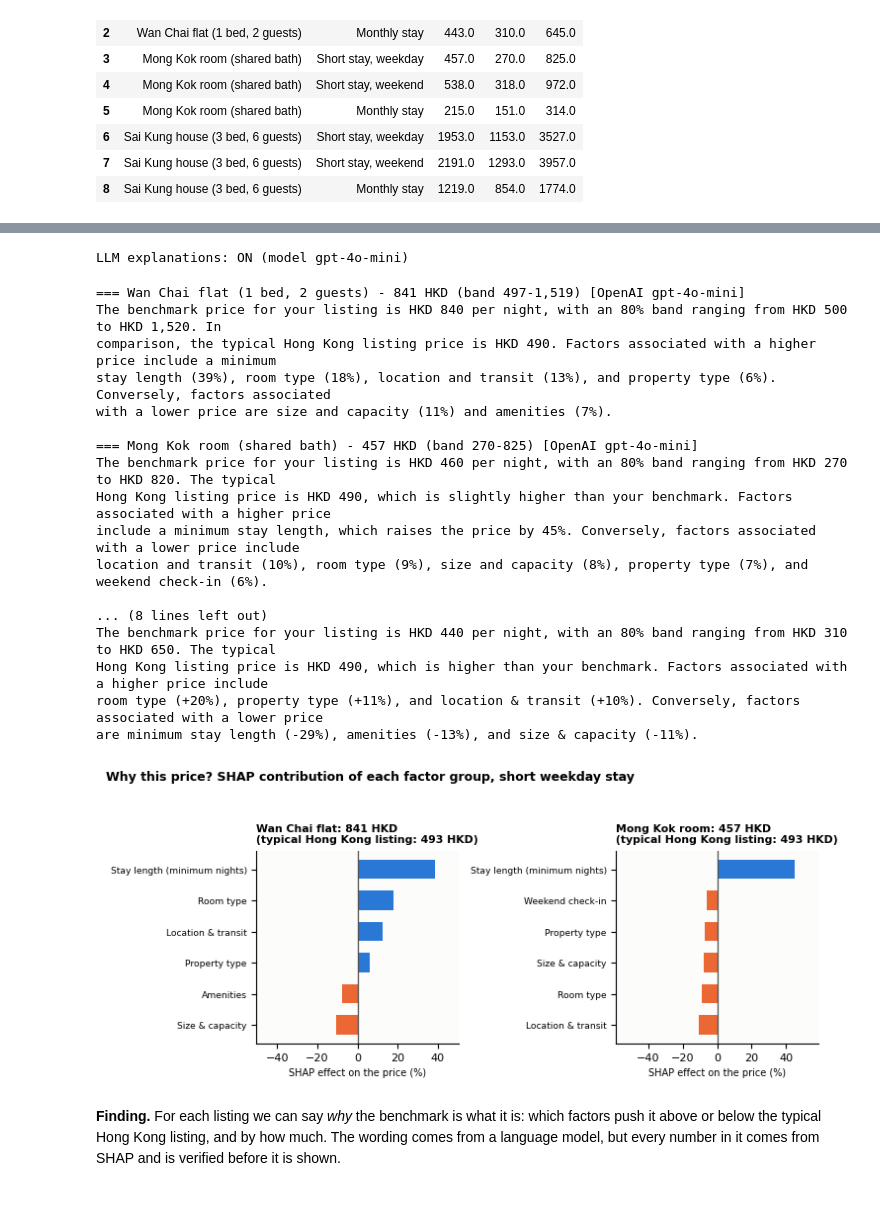
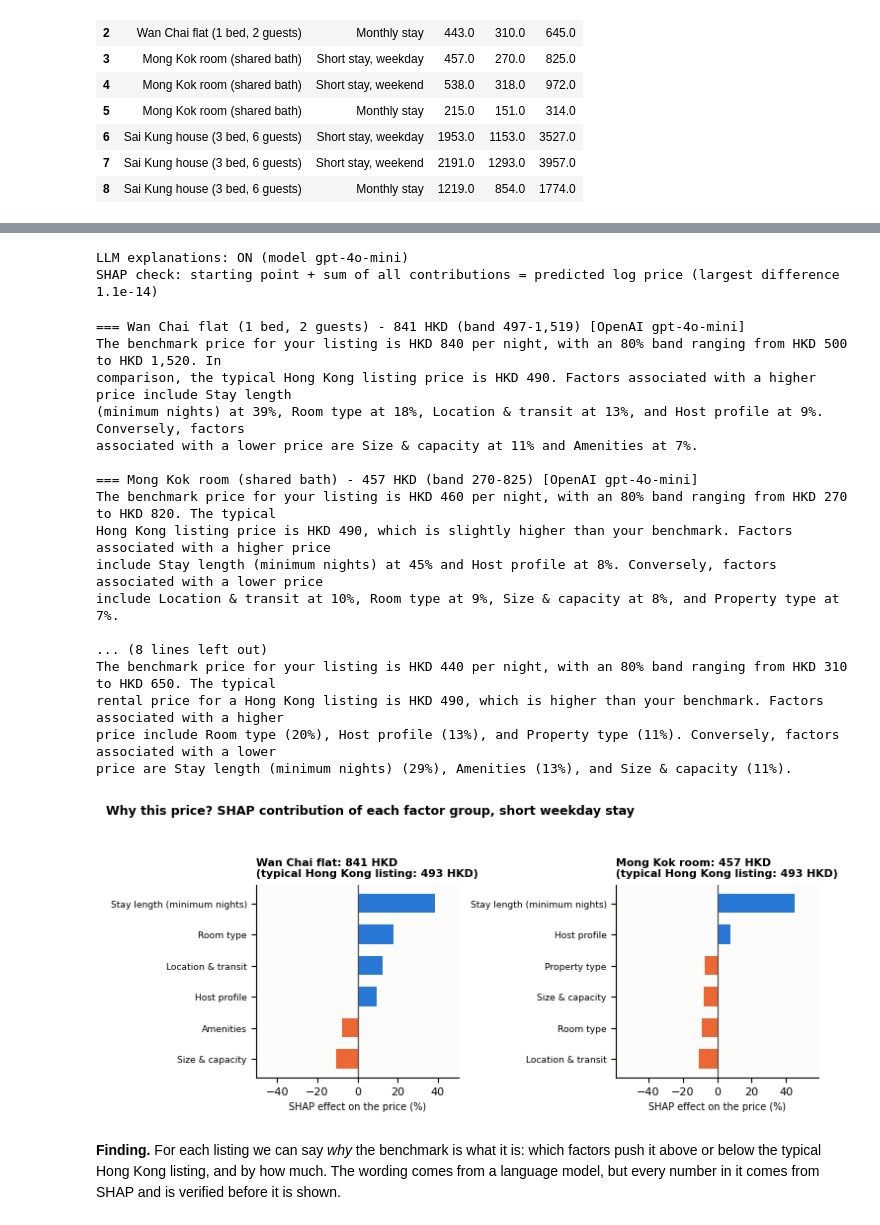
Before and after one commit to eliesaragones/GroupProject---HKAirBnB, a Jupyter notebook: Code.ipynb, the cells around one changed output, grey strips where cells are left out. Cells and saved outputs as stored; diff of their text form; code cells hidden in the pictures.

Commit message:
Final version: models, SHAP explanations, corrected report, team info, README
Co-Authored-By: Claude Sonnet 5.5 <noreply@anthropic.com>

```diff
--- a/Code.ipynb
+++ b/Code.ipynb
@@ -321,7 +324,7 @@ def price_map(regime, title, name):
         z[d.min(axis=1) > max_km] = np.nan                                                            # no colour where no flat is nearby
         ax.scatter(df.longitude, df.latitude, s=1, color="#d9d8d1", zorder=1)                         # grey dots: all listings (outline of the land)
         im = ax.pcolormesh(gx, gy, np.ma.masked_invalid(z.reshape(gx.shape)), cmap=blue_red, vmin=-0.7, vmax=0.7, zorder=2, rasterized=True)
-        ax.set(xlim=xlim, ylim=ylim, xticks=[], yticks=[], aspect=1 / np.cos(np.radians(22.3)), title=f"{sub} (median of the {k} nearest flats)")
+        ax.set(xlim=xlim, ylim=ylim, xticks=[], yticks=[], aspect=1 / np.cos(np.radians(22.3)), title=sub)
         ax.grid(False)
         if sub == "Urban core":
             for hub, (la, lo) in HUBS.items():
@@ -1002,7 +1003,7 @@ def bench(**changes):
 
 base_price = bench()
 LEVERS = {"Accept monthly stays (28+ nights)": dict(long_stay=1), "Weekend check-in (vs. weekday)": dict(weekend=1), "+1 guest accommodated (sofa bed)": dict(accommodates=3),
-          "+1 bedroom (sleeps 4)": dict(bedrooms=2, accommodates=4), "Add dedicated workspace": dict(amenities=BASIC_KIT + ["Dedicated workspace"])}
+          "+1 bedroom and capacity 4": dict(bedrooms=2, accommodates=4), "Add dedicated workspace": dict(amenities=BASIC_KIT + ["Dedicated workspace"])}
 lev = pd.DataFrame([dict(lever=k, price=bench(**v), change=bench(**v) / base_price - 1) for k, v in LEVERS.items()]).sort_values("change")
 display(lev.round(3))
 RESULTS["levers"] = dict(base_price=float(base_price), items=lev.to_dict(orient="records"))
@@ -1078,17 +1081,22 @@ def read_api_key():
 OPENAI_KEY, OPENAI_MODEL = read_api_key(), os.environ.get("OPENAI_MODEL", "gpt-4o-mini")
 print("LLM explanations:", f"ON (model {OPENAI_MODEL})" if OPENAI_KEY else "OFF - no OPENAI_API_KEY found, the template is used")
 
-# Business labels: the factors that a host recognises, in 9 groups
+# Business labels: the factors that a host recognises, in 10 groups (together they cover every column of the model)
 FACTOR_GROUPS = {
     "Stay length (minimum nights)": ["long_stay", "log_min_nights", "q_log_nights"], "Weekend check-in": ["q_weekend"], "Room type": ["room_type"],
     "Property type": ["property_type_grp"], "Size & capacity": ["accommodates", "bedrooms", "studio", "beds", "baths"], "Shared bathroom": ["bath_shared"],
     "Location & transit": ["district_grp", "region", "lat", "lon"] + FAMILIES["Transit & centrality"], "Local competition": FAMILIES["Local competition"],
-    "Amenities": FAMILIES["Amenities"]}
+    "Amenities": FAMILIES["Amenities"], "Host profile": FAMILIES["Host profile"]}
 
 import shap
 EXPLAINER = shap.TreeExplainer(FINAL)                                        # SHAP for the selected tree model (contributions in log price)
 START_PRICE = float(np.exp(np.ravel(EXPLAINER.expected_value)[0]))           # starting point: typical price of a Hong Kong listing in the model
 GROUP_COLS = {label: family_columns(cols) for label, cols in FACTOR_GROUPS.items()}      # model columns of every business group
+
+assert sorted(sum(GROUP_COLS.values(), [])) == sorted(X.columns)                 # every model column belongs to exactly one group
+shap_all = EXPLAINER.shap_values(X)
+add_gap = np.abs(shap_all.sum(axis=1) + np.ravel(EXPLAINER.expected_value)[0] - FINAL.predict(X)).max()
+print(f"SHAP check: starting point + sum of all contributions = predicted log price (largest difference {add_gap:.1e})")
 
 def factor_effects(row_df):
     """SHAP contribution of every factor group, as the % by which it raises or lowers the price (contributions of log price multiply)."""
@@ -1099,6 +1107,7 @@ def factor_effects(row_df):
     return pd.Series(effects).sort_values(key=abs, ascending=False)
 # %% [output]
 LLM explanations: ON (model gpt-4o-mini)
+SHAP check: starting point + sum of all contributions = predicted log price (largest difference 1.1e-14)
 # %%
 def make_facts(listing, stay, price, lo, hi, effects):
     """The facts for the language model. The factors go in TWO lists, so that the direction of an effect cannot be confused."""
@@ -1123,7 +1132,7 @@ def template_text(f):
 
 SYSTEM_PROMPT = ("You are a pricing analyst explaining a rental price benchmark to a Hong Kong host. Write 3-5 plain-English sentences (at most 120 words), no bullet points, no advice. "
                  "Use ONLY the facts and numbers in the JSON; never invent anything. Say the benchmark price and the 80% band, compare it with the typical Hong Kong listing, "
-                 "then name the factors: those in the HIGHER list raise the price, those in the LOWER list lower it, with their percentages. "
+                 "then name the factors: those in the HIGHER list raise the price, those in the LOWER list lower it, each with its percentage. Use the factor names exactly as given. "
                  "Use the words 'associated with', not 'causes'.")
 
 def call_openai(facts):
@@ -1134,11 +1143,26 @@ def call_openai(facts):
     response.raise_for_status()                                              # stops with an error if, e.g., the key is wrong
     return response.json()["choices"][0]["message"]["content"].strip()
 
-def numbers_ok(text, facts):
-    """True if every number of the text matches (within 3%, or +-1 for small values) a number of the facts we sent."""
-    allowed = [float(x) for x in re.findall(r"\d+(?:\.\d+)?", json.dumps(facts).replace(",", ""))] + [80.0]    # 80 = the "80% band"
-    written = [float(x) for x in re.findall(r"\d+(?:\.\d+)?", text.replace(",", ""))]
-    return all(any(abs(x - a) <= max(1.0, 0.03 * a) for a in allowed) for x in written)
+def text_ok(text, facts):
+    """Consistency check of the generated text against the facts we sent. It passes only if
+    (1) every number in the text is one of our numbers, (2) the sentence that speaks of the benchmark contains the benchmark price and the band appears,
+    (3) every factor percentage appears, and each time in a sentence with the right direction word (higher/lower)."""
+    clean = text.replace(",", "")
+    allowed = [float(x) for x in re.findall(r"\d+(?:\.\d+)?", json.dumps(facts).replace(",", ""))] + [80.0]            # 80 = the "80% band"
+    written = [float(x) for x in re.findall(r"\d+(?:\.\d+)?", clean)]
+    if not all(any(abs(x - a) <= max(1.0, 0.03 * a) for a in allowed) for x in written):
+        return False
+    sentences = re.split(r"(?<=[.!?])\s+", clean)
+    price, band = str(facts["benchmark_price_hkd_per_night"]), facts["band_80pct_hkd"]
+    if not any("benchmark" in s.lower() and re.search(rf"\b{price}\b", s) for s in sentences) or not all(str(b) in clean for b in band):
+        return False
+    up_words, down_words = ("higher", "raise", "increase", "above", "up "), ("lower", "decrease", "reduce", "below", "down")
+    for key, pct_key, words in [("factors_associated_with_a_HIGHER_price", "higher_by_pct", up_words), ("factors_associated_with_a_LOWER_price", "lower_by_pct", down_words)]:
+        for f in ([] if facts[key] == "none" else facts[key]):
+            hits = [s.lower() for s in sentences if re.search(rf"\b{f[pct_key]}\b", s)]      # sentences that contain this percentage
+            if not hits or not any(any(w in s for w in words) for s in hits):
+                return False
+    return True
 # %%
 def explain_price(listing, stay):
     """Benchmark price, band, reasons and explanation text for one listing."""
@@ -1150,7 +1174,7 @@ def explain_price(listing, stay):
     if OPENAI_KEY:
         try:                                                                 # try the language model; any failure falls back to the template
             answer = call_openai(facts)
-            if numbers_ok(answer, facts):
+            if text_ok(answer, facts):
                 text, source = answer, f"OpenAI {OPENAI_MODEL}"
         except Exception as e:
             print("LLM call failed, template used:", type(e).__name__)
@@ -1161,43 +1185,43 @@ cases = [(name, listing, STAYS["Short stay, weekday"]) for name, listing in PROF
 EXPLANATIONS = {name: explain_price(listing, stay) for name, listing, stay in cases}
 for name, e in EXPLANATIONS.items():
     print(f"\n=== {name.replace(chr(10), ' ')} - {e['price']:,.0f} HKD (band {e['lo']:,.0f}-{e['hi']:,.0f}) [{e['source']}]\n{textwrap.fill(e['text'], 120)}")
 RESULTS["explanations"] = dict(
     llm_enabled=bool(OPENAI_KEY), model=OPENAI_MODEL if OPENAI_KEY else None, start_price=START_PRICE,
     items=[dict(profile=name.replace("\n", " "), price=float(e["price"]), source=e["source"], text=e["text"])
            for name, e in EXPLANATIONS.items()])
 
-# Figure 9: blue = factor groups that raise the price, orange = factor groups that lower it (relative to comparable listings); the 6 largest effects
+# Figure 9: blue = factor groups that raise the price, orange = factor groups that lower it (relative to the typical Hong Kong listing); the 6 largest effects
 fig, axes = plt.subplots(1, 2, figsize=(7.4, 3.3))
 for ax, name in zip(axes, list(PROFILES)[:2]):
     e = EXPLANATIONS[name]
     eff = e["effects"].head(6).sort_values()
     ax.barh(range(len(eff)), eff.values * 100, color=[PAL["blue"] if v > 0 else PAL["orange"] for v in eff.values], height=0.62)
     ax.set_yticks(range(len(eff))); ax.set_yticklabels(eff.index, fontsize=6.6); ax.grid(axis="y", visible=False)
     ax.set_xlim(-1.3 * np.abs(eff.values).max() * 100, 1.3 * np.abs(eff.values).max() * 100); ax.axvline(0, color=PAL["ink2"], lw=0.9); ax.set_xlabel("SHAP effect on the price (%)", fontsize=7)
     ax.set_title(f"{name.splitlines()[0]}: {e['price']:,.0f} HKD\n(typical Hong Kong listing: {START_PRICE:,.0f} HKD)", fontsize=7.8)
 fig.suptitle("Why this price? SHAP contribution of each factor group, short weekday stay", x=0.01, ha="left", fontsize=9, fontweight="bold")
 fig.tight_layout(rect=(0, 0, 1, 0.93))
 savefig("fig9_explanation", fig)
 save_results()
 # %% [output]
 === Wan Chai flat (1 bed, 2 guests) - 841 HKD (band 497-1,519) [OpenAI gpt-4o-mini]
 The benchmark price for your listing is HKD 840 per night, with an 80% band ranging from HKD 500 to HKD 1,520. In
-comparison, the typical Hong Kong listing price is HKD 490. Factors associated with a higher price include a minimum
-stay length (39%), room type (18%), location and transit (13%), and property type (6%). Conversely, factors associated
-with a lower price are size and capacity (11%) and amenities (7%).
+comparison, the typical Hong Kong listing price is HKD 490. Factors associated with a higher price include Stay length
+(minimum nights) at 39%, Room type at 18%, Location & transit at 13%, and Host profile at 9%. Conversely, factors
+associated with a lower price are Size & capacity at 11% and Amenities at 7%.
 
 === Mong Kok room (shared bath) - 457 HKD (band 270-825) [OpenAI gpt-4o-mini]
 The benchmark price for your listing is HKD 460 per night, with an 80% band ranging from HKD 270 to HKD 820. The typical
 Hong Kong listing price is HKD 490, which is slightly higher than your benchmark. Factors associated with a higher price
-include a minimum stay length, which raises the price by 45%. Conversely, factors associated with a lower price include
-location and transit (10%), room type (9%), size and capacity (8%), property type (7%), and weekend check-in (6%).
+include Stay length (minimum nights) at 45% and Host profile at 8%. Conversely, factors associated with a lower price
+include Location & transit at 10%, Room type at 9%, Size & capacity at 8%, and Property type at 7%.
 
 ... (8 lines left out)
 The benchmark price for your listing is HKD 440 per night, with an 80% band ranging from HKD 310 to HKD 650. The typical
-Hong Kong listing price is HKD 490, which is higher than your benchmark. Factors associated with a higher price include
-room type (+20%), property type (+11%), and location & transit (+10%). Conversely, factors associated with a lower price
-are minimum stay length (-29%), amenities (-13%), and size & capacity (-11%).
+rental price for a Hong Kong listing is HKD 490, which is higher than your benchmark. Factors associated with a higher
+price include Room type (20%), Host profile (13%), and Property type (11%). Conversely, factors associated with a lower
+price are Stay length (minimum nights) (29%), Amenities (13%), and Size & capacity (11%).
-[figure, old version]
+[figure, new version]
 # %% [markdown]
 **Finding.** For each listing we can say *why* the benchmark is what it is: which factors push it above or below the typical Hong Kong listing, and by how much.
 The wording comes from a language model, but every number in it comes from SHAP and is verified before it is shown.
```
Also changed, not shown: parts of 18 cells of this notebook, 20 other files.
